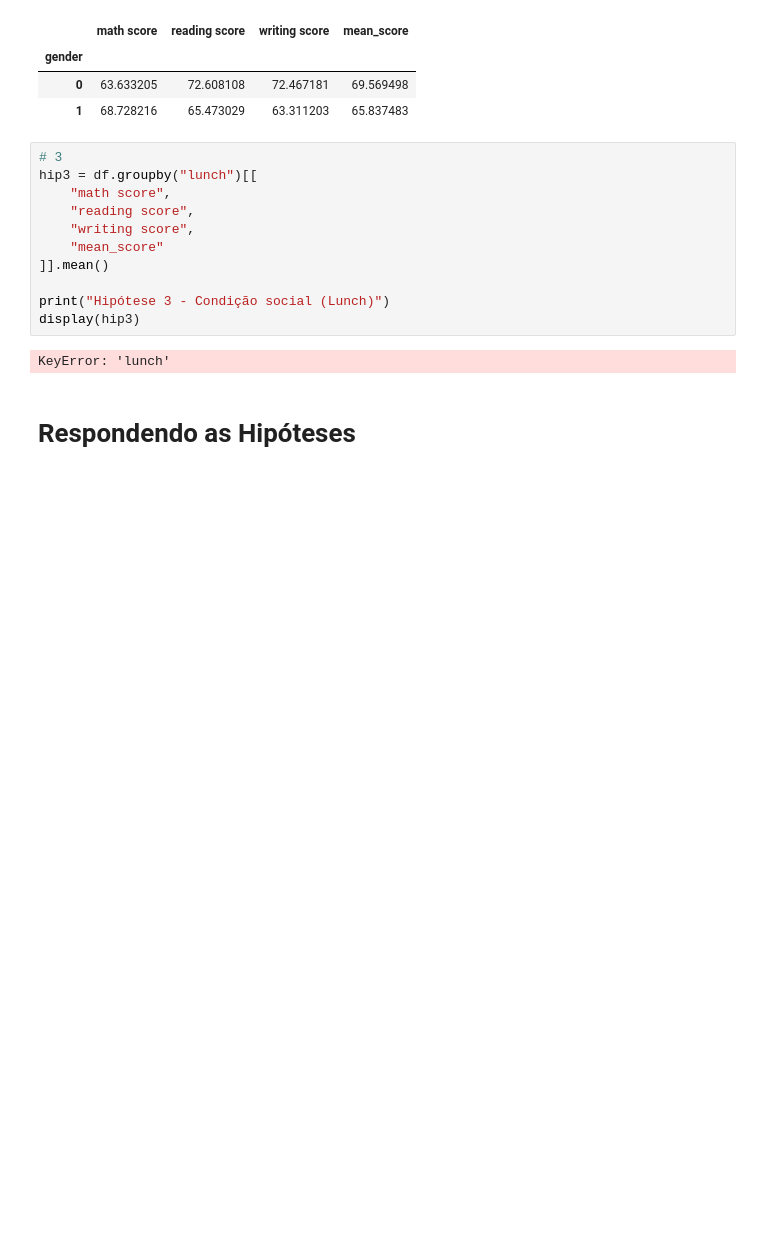
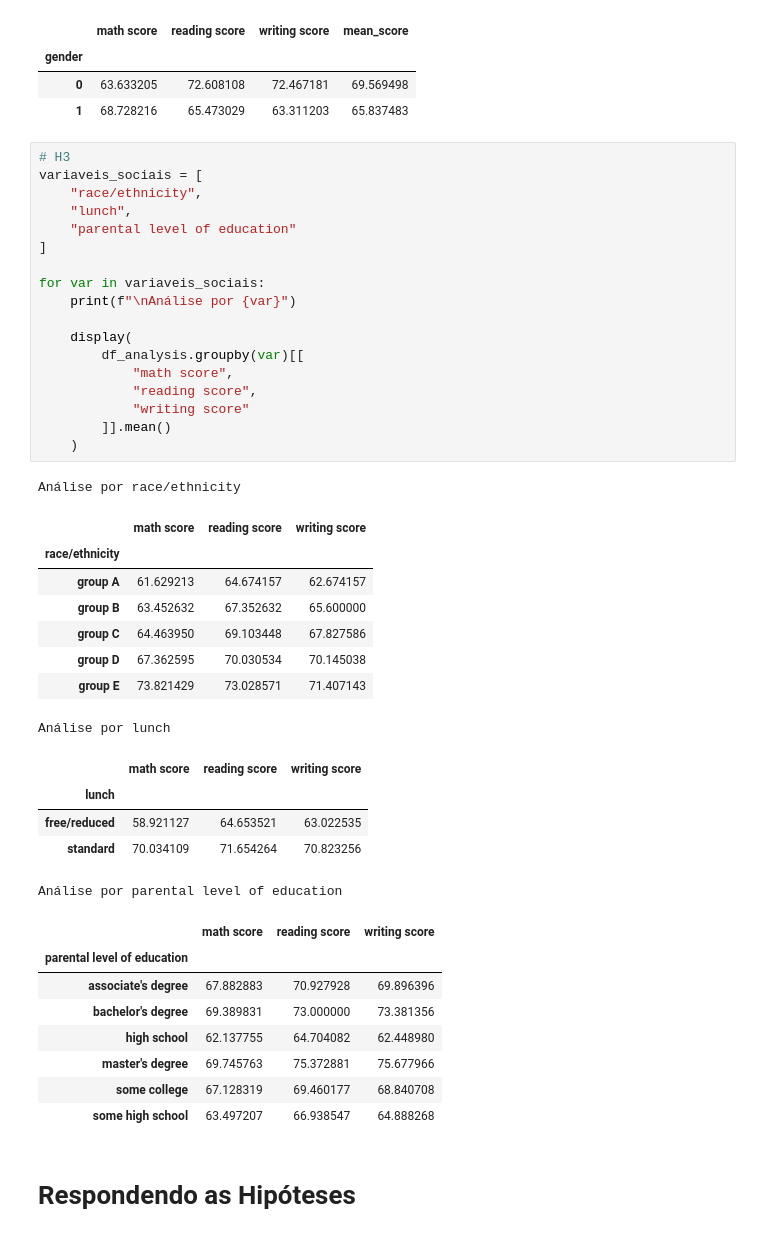
Before and after one commit to Vieiraligia/Data-Science-and-Analytics, a Jupyter notebook: MVP Analise de Dados e Boas Praticas/MVP_AnalisedeDadoseBoasPraticas.ipynb, the cells around one changed output. Drawn from its saved outputs; the diff is of its cells as text; blank space fills up the shorter version.

```diff
--- a/MVP Analise de Dados e Boas Praticas/MVP_AnalisedeDadoseBoasPraticas.ipynb
+++ b/MVP Analise de Dados e Boas Praticas/MVP_AnalisedeDadoseBoasPraticas.ipynb
@@ -884,19 +884,47 @@ df.groupby("gender")[[
 | gender |  |  |  |  |
 | 0 | 63.633205 | 72.608108 | 72.467181 | 69.569498 |
 | 1 | 68.728216 | 65.473029 | 63.311203 | 65.837483 |
-# %%
-# 3
-hip3 = df.groupby("lunch")[[
-    "math score",
-    "reading score",
-    "writing score",
-    "mean_score"
-]].mean()
-
-print("Hipótese 3 - Condição social (Lunch)")
-display(hip3)
-# %% [output]
-KeyError: 'lunch'
+# %%
+# H3
+variaveis_sociais = [
+    "race/ethnicity",
+    "lunch",
+    "parental level of education"
+]
+
+for var in variaveis_sociais:
+    print(f"\nAnálise por {var}")
+
+    display(
+        df_analysis.groupby(var)[[
+            "math score",
+            "reading score",
+            "writing score"
+        ]].mean()
+    )
+# %% [output]
+Análise por race/ethnicity
+|  | math score | reading score | writing score |
+| race/ethnicity |  |  |  |
+| group A | 61.629213 | 64.674157 | 62.674157 |
+| group B | 63.452632 | 67.352632 | 65.600000 |
+| group C | 64.463950 | 69.103448 | 67.827586 |
+| group D | 67.362595 | 70.030534 | 70.145038 |
+| group E | 73.821429 | 73.028571 | 71.407143 |
+Análise por lunch
+|  | math score | reading score | writing score |
+| lunch |  |  |  |
+| free/reduced | 58.921127 | 64.653521 | 63.022535 |
+| standard | 70.034109 | 71.654264 | 70.823256 |
+Análise por parental level of education
+|  | math score | reading score | writing score |
+| parental level of education |  |  |  |
+| associate's degree | 67.882883 | 70.927928 | 69.896396 |
+| bachelor's degree | 69.389831 | 73.000000 | 73.381356 |
+| high school | 62.137755 | 64.704082 | 62.448980 |
+| master's degree | 69.745763 | 75.372881 | 75.677966 |
+| some college | 67.128319 | 69.460177 | 68.840708 |
+| some high school | 63.497207 | 66.938547 | 64.888268 |
 # %% [markdown]
 # Respondendo as Hipóteses
 # %% [markdown]
```
Also changed, not shown: parts of 1 cell of this notebook.
